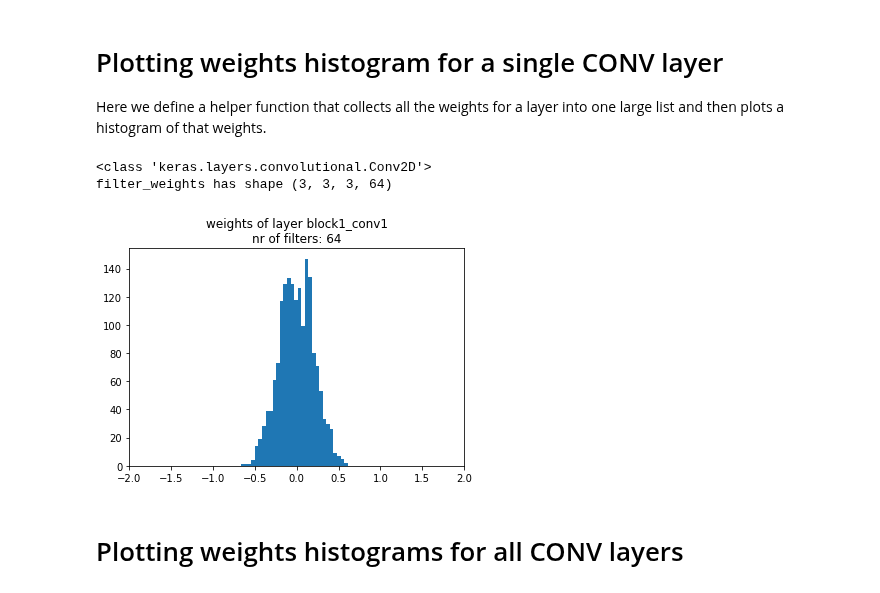
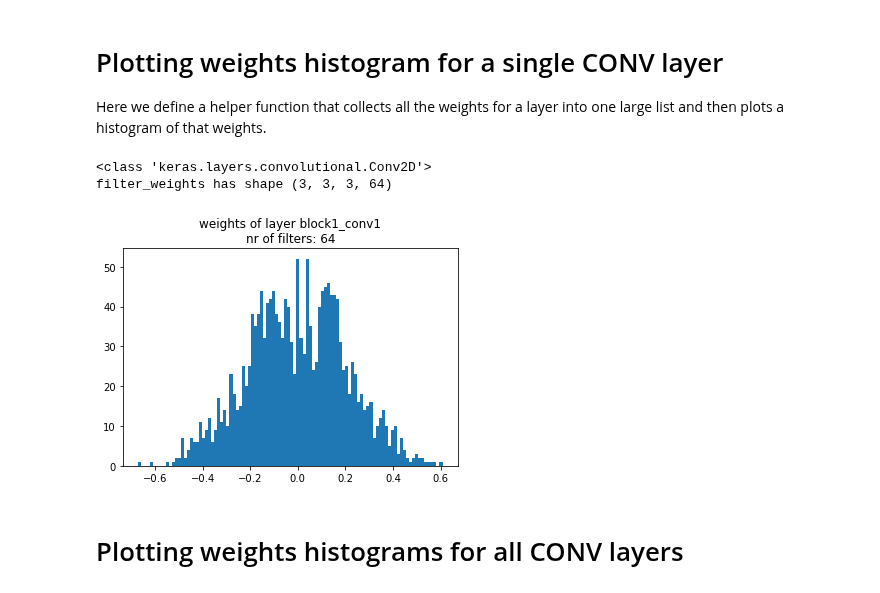
Before and after one commit to b3n3d17/DeepLearningCourse, a Jupyter notebook: 34_visualizing_weights/visualizing_weights.ipynb, the cells around one changed output. Cells and saved outputs as stored; diff of their text form; code cells hidden in the pictures.

```diff
--- a/34_visualizing_weights/visualizing_weights.ipynb
+++ b/34_visualizing_weights/visualizing_weights.ipynb
@@ -104,13 +104,18 @@ Here we define a helper function that collects all the weights for a layer into
 # %%
 def plot_histogram_of_weights_for_CONV_layer(model, layer_name):
 
+    # 1. check whether the specified layer is
+    #    a conv layer
     if not "conv" in layer_name:
         print("Sorry, this seems to be no CONV layer!")
         return
 
+    # 2. get the layer
     lay = model.get_layer( layer_name )
-    print(type(l))
+    print(type(lay))
 
+    # 3. get the list of weights from that layer
+    #
     # note:
     # get_weights() returns a list with two elements:
     # list element #0: filter weights
@@ -118,38 +123,47 @@ def plot_histogram_of_weights_for_CONV_layer(model, layer_name):
     filter_weights = lay.get_weights()[0]
     print("filter_weights has shape", filter_weights.shape)
 
+    # 4. how many filters are there in this conv layer?
+    #
     # note:
     # the weights array is a 4D Numpy array with dimension:
     #   (filter_width, filter_height, nr_channels, nr_filters)
     nr_filters = filter_weights.shape[3]
 
+    # 5. run through all filters of the conv layer ...
+    #
     all_filter_weights = []
     for filter_nr in range(0, nr_filters):
 
-            # get that filter weights 3D array
+            # 5.1 get that filter weights as 3D array
             single_filter_weights = filter_weights[:,:,:,filter_nr]
 
             #print("single_filter_weights has shape",
             #      single_filter_weights.shape)
 
+            # 5.2 reshape the filter weights 3D array to
+            #     a 1D array
             single_filter_weights_as_1D_array = \
                 single_filter_weights.reshape(-1)
 
+            # 5.3 add the current filter weights
+            #     to list of ALL filter weights in that
+            #     conv layer
             all_filter_weights += single_filter_weights_as_1D_array.tolist()
 
     #print(all_filter_weights)
-    plt.xlim(-2.0, +2.0)
-    plt.hist(all_filter_weights, bins=30)
+    #plt.xlim(-2.0, +2.0)
+    plt.hist(all_filter_weights, bins=100)
     plt.title("weights of layer {}\n"
               "nr of filters: {}"
               .format(layer_name, nr_filters))
     plt.show()
 
-plot_histogram_of_weights_for_conv_layer(conv_base, "block1_conv1")
+plot_histogram_of_weights_for_CONV_layer(conv_base, "block1_conv1")
 # %% [output]
 <class 'keras.layers.convolutional.Conv2D'>
 filter_weights has shape (3, 3, 3, 64)
-[figure, old version]
+[figure, new version]
 # %% [markdown]
 # Plotting weights histograms for all CONV layers
 # %%
```
Also changed, not shown: parts of 13 cells of this notebook.
